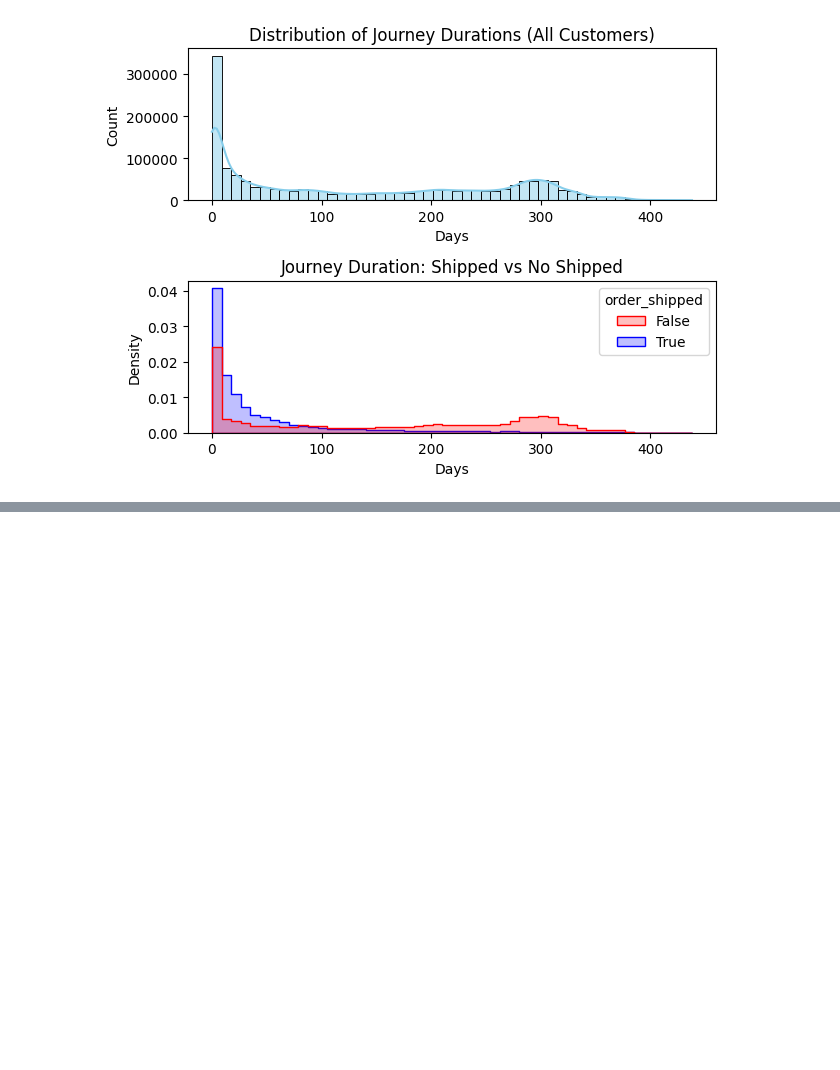
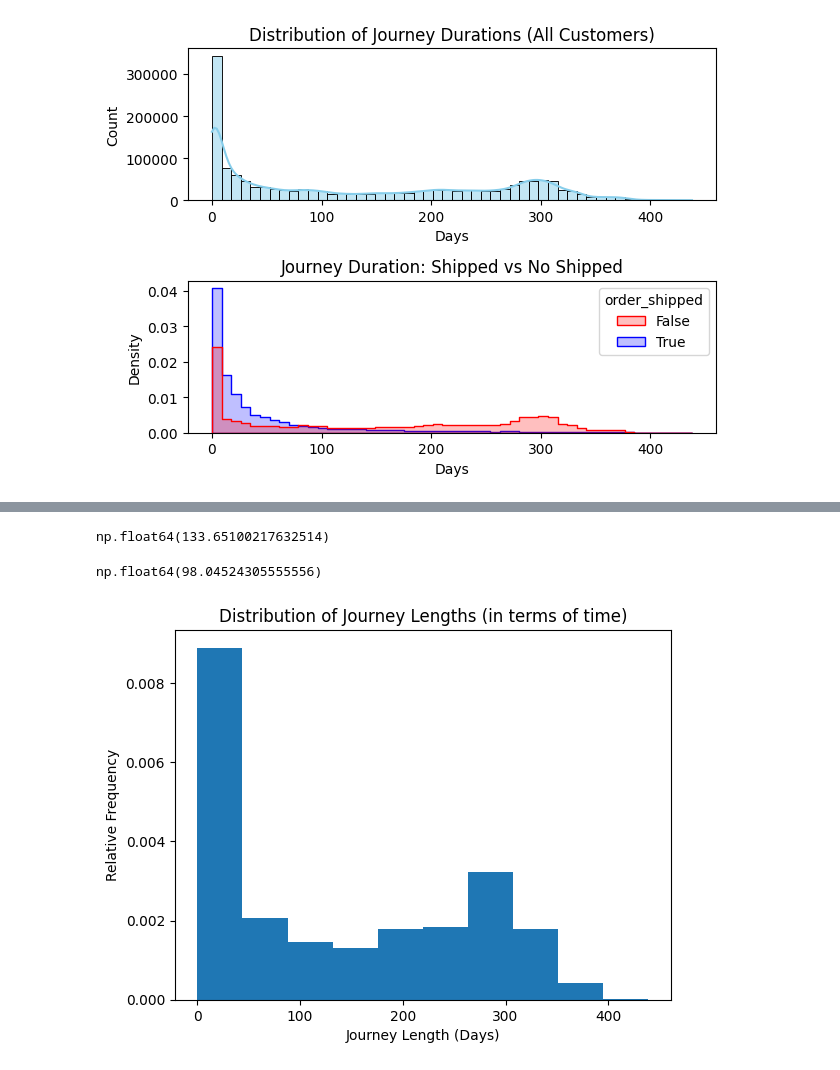
Before and after one commit to yubenjamin2022/UCLAStatsM148, a Jupyter notebook: assignment1.ipynb, the cells around one changed output, grey strips where cells are left out. Cells and saved outputs as stored; diff of their text form; code cells hidden in the pictures; blank space fills up the shorter version.

```diff
--- a/assignment1.ipynb
+++ b/assignment1.ipynb
@@ -313,0 +352,18 @@ plt.show()
+# %%
+journey_times = np.array([((timestamps[-1] - timestamps[0]) / np.timedelta64(1, 'D')).item() for timestamps in df['timestamps']])
+# %%
+journey_times.mean()
+# %% [output]
+np.float64(133.65100217632514)
+# %%
+np.median(journey_times)
+# %% [output]
+np.float64(98.04524305555556)
+# %%
+plt.hist(journey_times, density=True)
+plt.title('Distribution of Journey Lengths (in terms of time)')
+plt.xlabel('Journey Length (Days)')
+plt.ylabel('Relative Frequency')
+plt.show()
+# %% [output]
+[figure, added]
```
Also changed, not shown: parts of 15 cells of this notebook.
